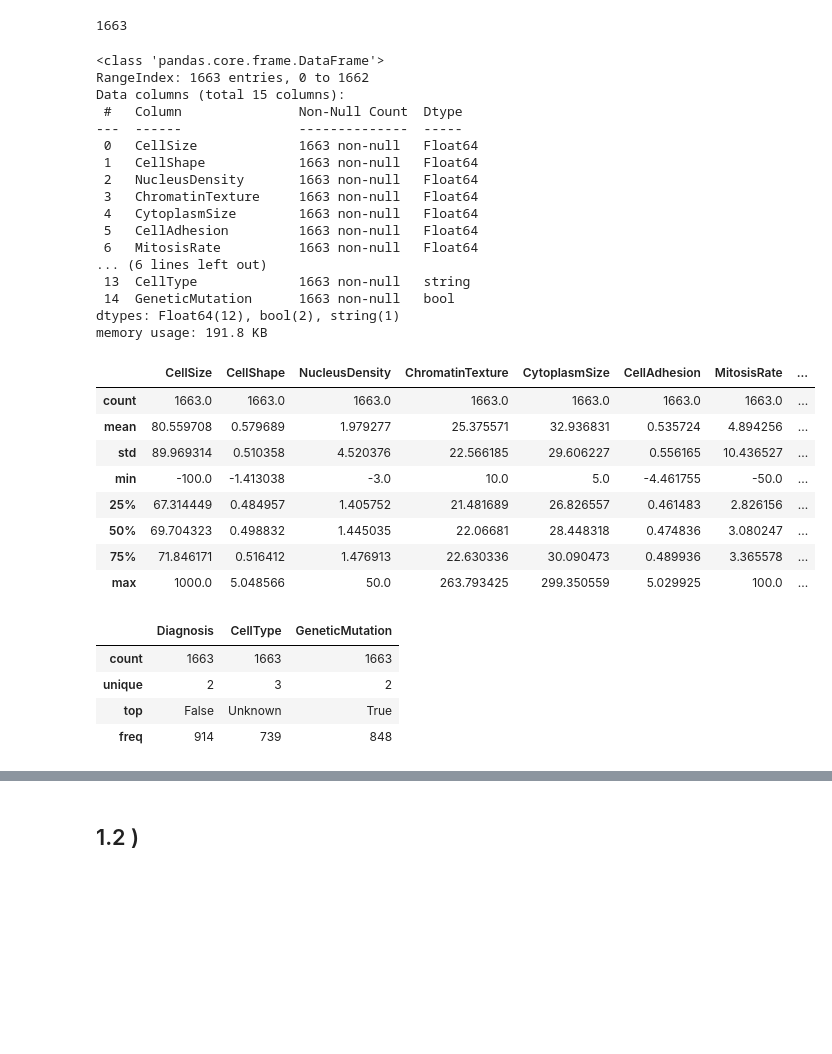
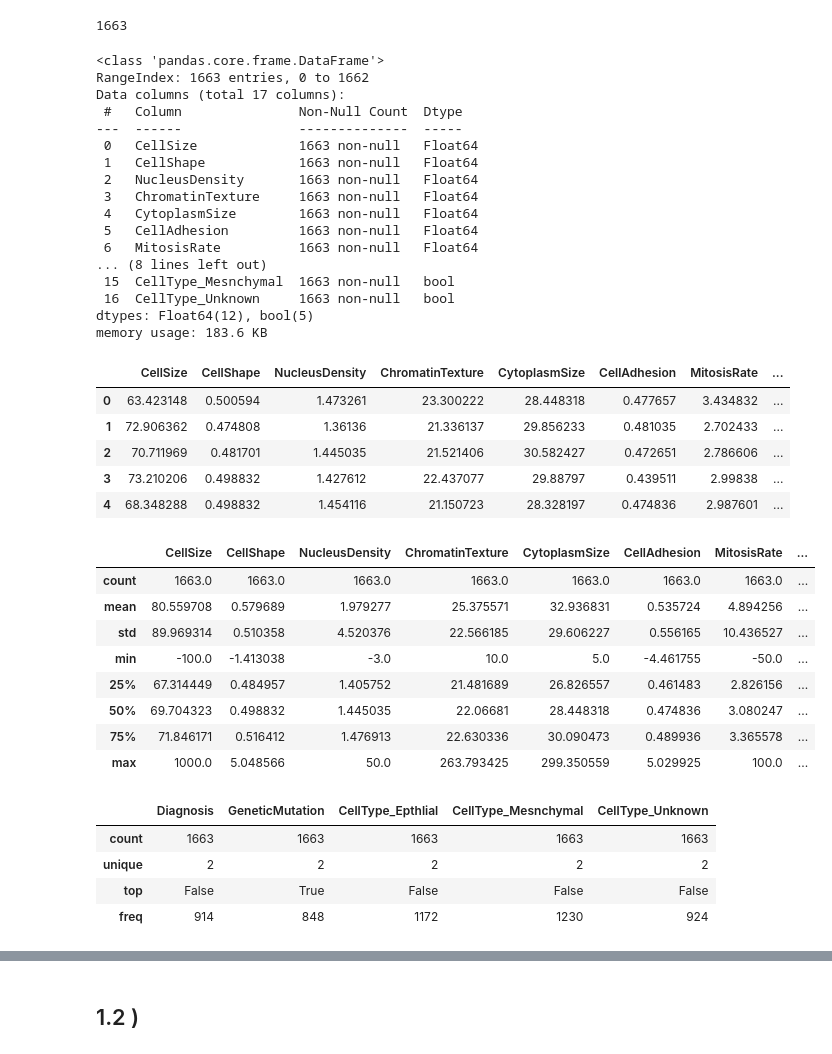
Before and after one commit to NazaGonella/TP02-machine-learning, a Jupyter notebook: Gonella_Nazareno_Notebook_TP2.ipynb, the cells around one changed output, grey strips where cells are left out. Drawn from its saved outputs; the diff is of its cells as text; code cells hidden in the pictures; blank space fills up the shorter version.

```diff
--- a/Gonella_Nazareno_Notebook_TP2.ipynb
+++ b/Gonella_Nazareno_Notebook_TP2.ipynb
@@ -47,12 +50,13 @@ print(cell_diagnosis_dev['GeneticMutation'].value_counts()['Presnt'] + cell_diag
 # %%
 cell_diagnosis_dev_processed = prepro.correct_data_types(cell_diagnosis_dev)
 cell_diagnosis_dev_processed = prepro.fill_na_values(cell_diagnosis_dev_processed)
+cell_diagnosis_dev_processed = prepro.one_hot_encoding(cell_diagnosis_dev_processed, 'CellType')
 cell_diagnosis_dev_processed.to_csv(f'{project_root}/TP02/problema1/data/processed/cell_diagnosis_dev_processed.csv', index=False)
 cell_diagnosis_dev_processed.info()
 # %% [output]
 <class 'pandas.core.frame.DataFrame'>
 RangeIndex: 1663 entries, 0 to 1662
-Data columns (total 15 columns):
+Data columns (total 17 columns):
  #   Column               Non-Null Count  Dtype
 ---  ------               --------------  -----
  0   CellSize             1663 non-null   Float64
@@ -62,29 +66,37 @@ Data columns (total 15 columns):
  4   CytoplasmSize        1663 non-null   Float64
  5   CellAdhesion         1663 non-null   Float64
  6   MitosisRate          1663 non-null   Float64
-... (6 lines left out)
- 13  CellType             1663 non-null   string
- 14  GeneticMutation      1663 non-null   bool
-dtypes: Float64(12), bool(2), string(1)
-memory usage: 191.8 KB
+... (8 lines left out)
+ 15  CellType_Mesnchymal  1663 non-null   bool
+ 16  CellType_Unknown     1663 non-null   bool
+dtypes: Float64(12), bool(5)
+memory usage: 183.6 KB
 # %%
+display(cell_diagnosis_dev_processed.head())
+print("")
 display(cell_diagnosis_dev_processed.describe())
-display(cell_diagnosis_dev_processed.describe(include=["string", "bool"]))
+display(cell_diagnosis_dev_processed.describe(include=["bool"]))
 # %% [output]
 |  | CellSize | CellShape | NucleusDensity | ChromatinTexture | CytoplasmSize | CellAdhesion | MitosisRate | ... |
-| count | 1663.0 | 1663.0 | 1663.0 | 1663.0 | 1663.0 | 1663.0 | 1663.0 | ... |
-| mean | 80.559708 | 0.579689 | 1.979277 | 25.375571 | 32.936831 | 0.535724 | 4.894256 | ... |
-| std | 89.969314 | 0.510358 | 4.520376 | 22.566185 | 29.606227 | 0.556165 | 10.436527 | ... |
-| min | -100.0 | -1.413038 | -3.0 | 10.0 | 5.0 | -4.461755 | -50.0 | ... |
-| 25% | 67.314449 | 0.484957 | 1.405752 | 21.481689 | 26.826557 | 0.461483 | 2.826156 | ... |
-| 50% | 69.704323 | 0.498832 | 1.445035 | 22.06681 | 28.448318 | 0.474836 | 3.080247 | ... |
-| 75% | 71.846171 | 0.516412 | 1.476913 | 22.630336 | 30.090473 | 0.489936 | 3.365578 | ... |
-| max | 1000.0 | 5.048566 | 50.0 | 263.793425 | 299.350559 | 5.029925 | 100.0 | ... |
+| 0 | 63.423148 | 0.500594 | 1.473261 | 23.300222 | 28.448318 | 0.477657 | 3.434832 | ... |
+| 1 | 72.906362 | 0.474808 | 1.36136 | 21.336137 | 29.856233 | 0.481035 | 2.702433 | ... |
+| 2 | 70.711969 | 0.481701 | 1.445035 | 21.521406 | 30.582427 | 0.472651 | 2.786606 | ... |
+| 3 | 73.210206 | 0.498832 | 1.427612 | 22.437077 | 29.88797 | 0.439511 | 2.99838 | ... |
+| 4 | 68.348288 | 0.498832 | 1.454116 | 21.150723 | 28.328197 | 0.474836 | 2.987601 | ... |
-|  | Diagnosis | CellType | GeneticMutation |
-| count | 1663 | 1663 | 1663 |
-| unique | 2 | 3 | 2 |
-| top | False | Unknown | True |
-| freq | 914 | 739 | 848 |
+|  | CellSize | CellShape | NucleusDensity | ChromatinTexture | CytoplasmSize | CellAdhesion | MitosisRate | ... |
+| count | 1663.0 | 1663.0 | 1663.0 | 1663.0 | 1663.0 | 1663.0 | 1663.0 | ... |
+| mean | 80.559708 | 0.579689 | 1.979277 | 25.375571 | 32.936831 | 0.535724 | 4.894256 | ... |
+| std | 89.969314 | 0.510358 | 4.520376 | 22.566185 | 29.606227 | 0.556165 | 10.436527 | ... |
+| min | -100.0 | -1.413038 | -3.0 | 10.0 | 5.0 | -4.461755 | -50.0 | ... |
+| 25% | 67.314449 | 0.484957 | 1.405752 | 21.481689 | 26.826557 | 0.461483 | 2.826156 | ... |
+| 50% | 69.704323 | 0.498832 | 1.445035 | 22.06681 | 28.448318 | 0.474836 | 3.080247 | ... |
+| 75% | 71.846171 | 0.516412 | 1.476913 | 22.630336 | 30.090473 | 0.489936 | 3.365578 | ... |
+| max | 1000.0 | 5.048566 | 50.0 | 263.793425 | 299.350559 | 5.029925 | 100.0 | ... |
+|  | Diagnosis | GeneticMutation | CellType_Epthlial | CellType_Mesnchymal | CellType_Unknown |
+| count | 1663 | 1663 | 1663 | 1663 | 1663 |
+| unique | 2 | 2 | 2 | 2 | 2 |
+| top | False | True | False | False | False |
+| freq | 914 | 848 | 1172 | 1230 | 924 |
 # %%
 cell_diagnosis_dev_processed_and_standardized : pd.DataFrame = prepro.standardize_numeric_columns(cell_diagnosis_dev_processed)
 cell_diagnosis_dev_processed_and_standardized.to_csv(f'{project_root}/TP02/problema1/data/processed/cell_diagnosis_dev_processed_and_standardized.csv', index=False)
```
Also changed, not shown: parts of 3 cells of this notebook, 5 other files.
